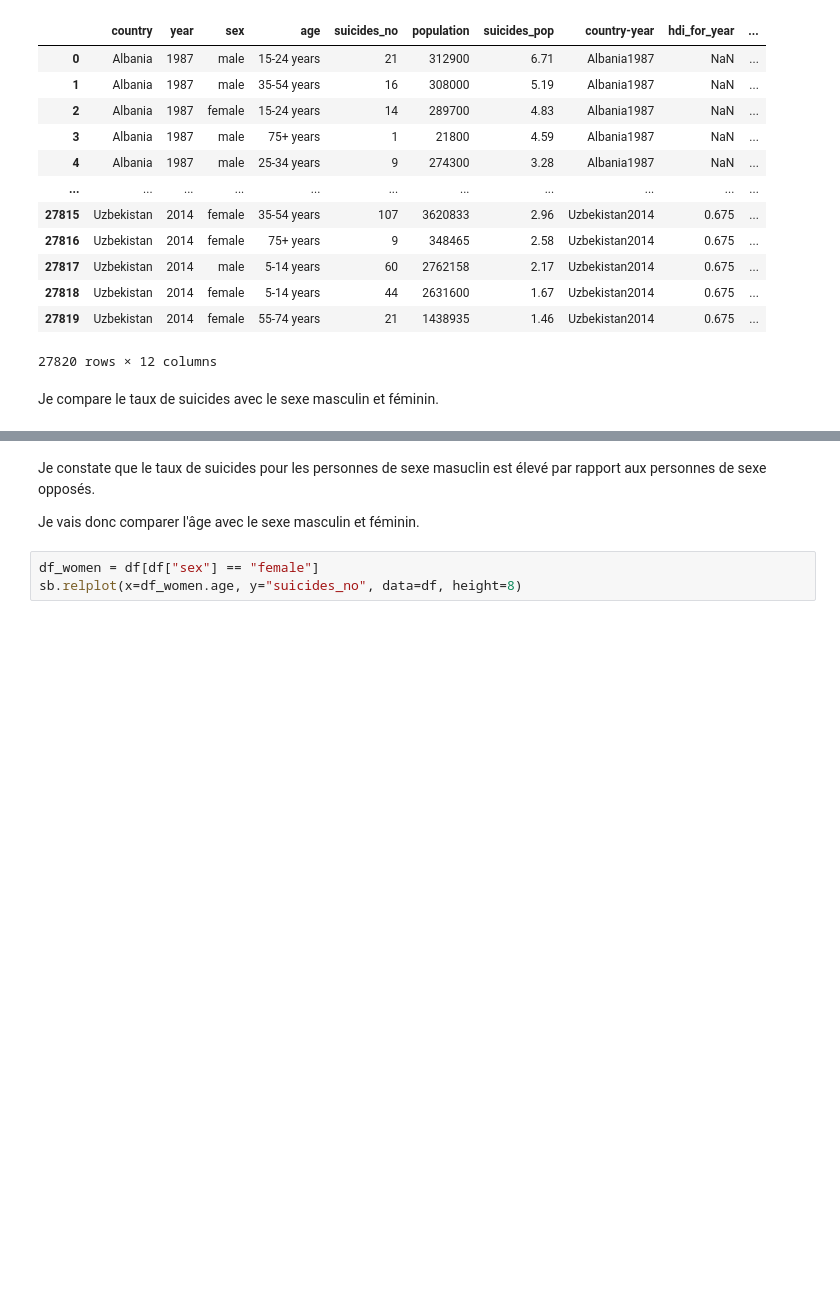
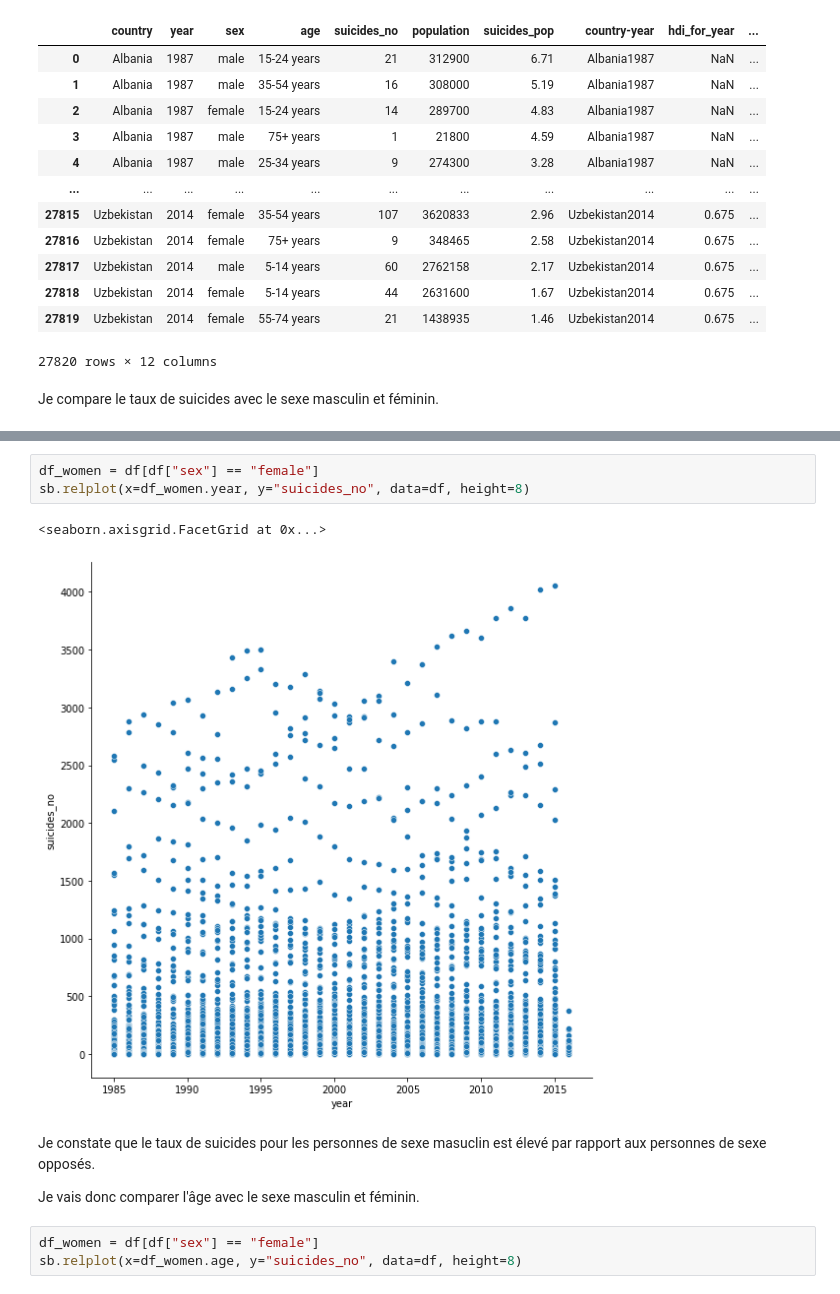
Before and after one commit to Nafise-Dev/DA_taux_suicides, a Jupyter notebook: Taux_suicides.ipynb, the cells around one changed output, grey strips where cells are left out. Cells and saved outputs as stored; diff of their text form; blank space fills up the shorter version.

```diff
--- a/Taux_suicides.ipynb
+++ b/Taux_suicides.ipynb
@@ -78,3 +75,9 @@ plt.show()
+# %%
+df_women = df[df["sex"] == "female"]
+sb.relplot(x=df_women.year, y="suicides_no", data=df, height=8)
+# %% [output]
+<seaborn.axisgrid.FacetGrid at 0x...>
+[figure, added]
 # %% [markdown]
 Je constate que le taux de suicides pour les personnes de sexe masuclin est élevé par rapport aux personnes de sexe opposés.
 
```
Also changed, not shown: parts of 8 cells of this notebook.
